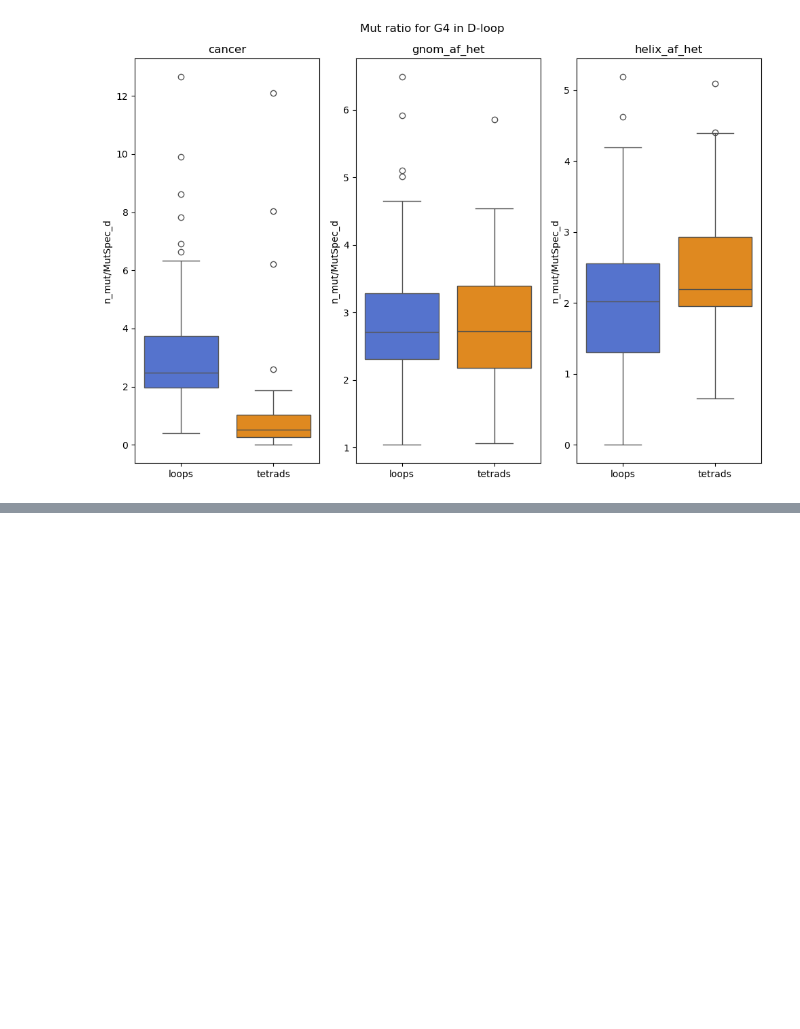
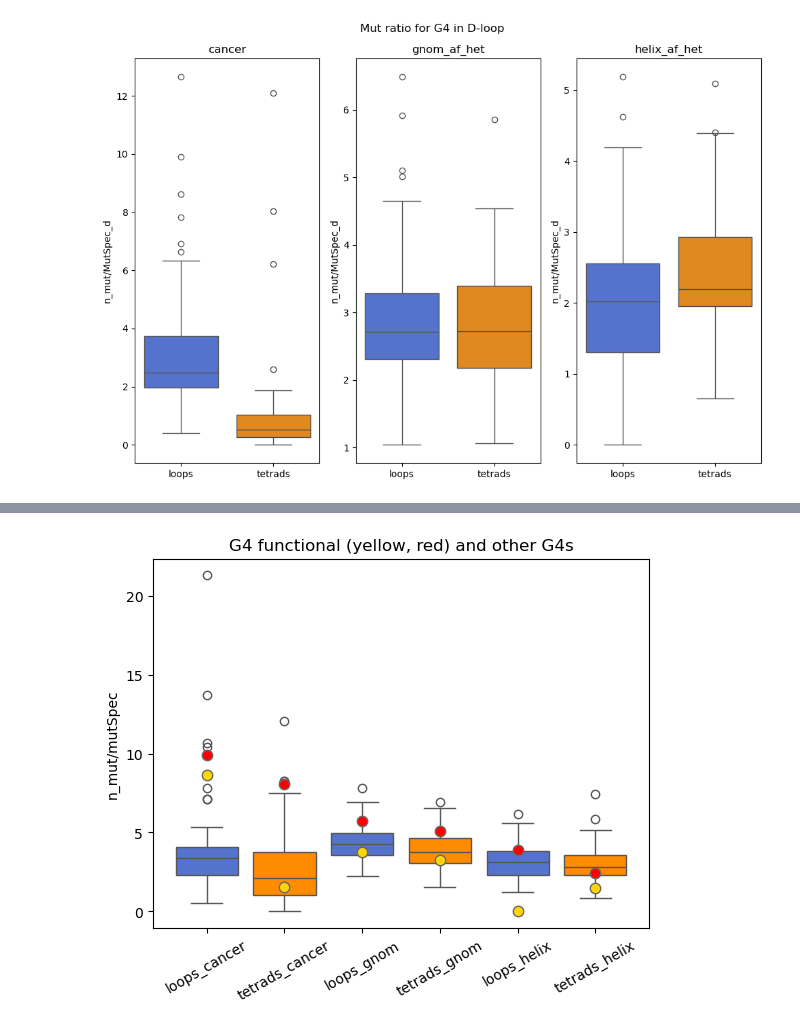
Before and after one commit to mitoclub/G4MutSpec, a Jupyter notebook: notebooks/Common_plot_for_Mut_ratio.ipynb, the cells around one changed output, grey strips where cells are left out. Saved outputs shown, nothing was run; the diff lists cells and outputs as text; code cells hidden in the pictures; blank space fills up the shorter version.

```diff
--- a/notebooks/Common_plot_for_Mut_ratio.ipynb
+++ b/notebooks/Common_plot_for_Mut_ratio.ipynb
@@ -394,0 +636,47 @@ plt.show()
+# %%
+g = sns.boxplot(x="variable", y="value",
+                data=pd.melt(n_mut_mutSpec.drop([0, 64], axis=0).loc[:, n_mut_mutSpec.columns != 'G4_id']),
+                color='royalblue')
+
+## Change box color
+# Select which box you want to change
+box_tetrads = g.patches[1::2]
+
+# Change the appearance of that box
+for box in box_tetrads:
+    box.set_facecolor('darkorange')
+
+## Add dots
+# get the x-positions of the tick label for each category
+xpos = {c.get_text(): x for c, x in zip(g.get_xticklabels(), g.get_xticks())}
+
+# plot the G4 reostat lines
+for cat in n_mut_mutSpec.columns[1:]:
+    g.plot(
+        xpos[cat],
+        n_mut_mutSpec.loc[0][1:][cat],
+        color='gold',
+        ms=15,
+        mec='dimgray',
+        mew=1,
+        marker='.'
+    )
+
+for cat in n_mut_mutSpec.columns[1:]:
+    g.plot(
+        xpos[cat],
+        n_mut_mutSpec.loc[64][1:][cat],
+        color='red',
+        ms=15,
+        mec='dimgray',
+        mew=1,
+        marker='.'
+    )
+
+## Add new xticks
+g.set_xticks(range(0, 6))
+g.set_xticklabels(['loops_cancer', 'tetrads_cancer', 'loops_gnom', 'tetrads_gnom', 'loops_helix', 'tetrads_helix'], rotation=30)
+g.set(xlabel=None, ylabel='n_mut/mutSpec', title='G4 functional (yellow, red) and other G4s')
+plt.show()
+# %% [output]
+[figure, added]
```
Also changed, not shown: parts of 45 cells of this notebook, 4 other files.
